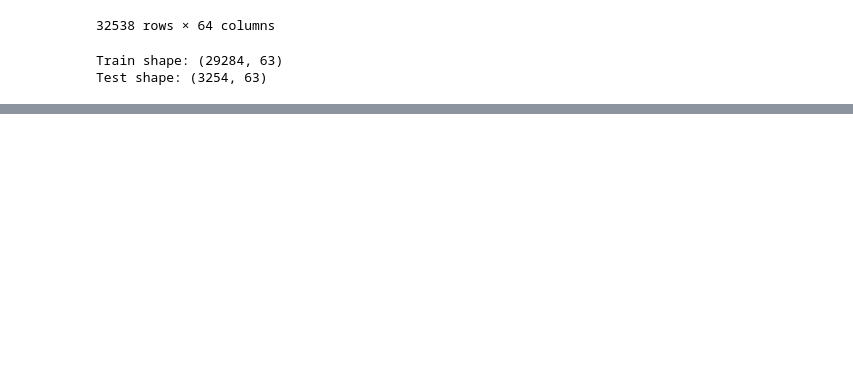
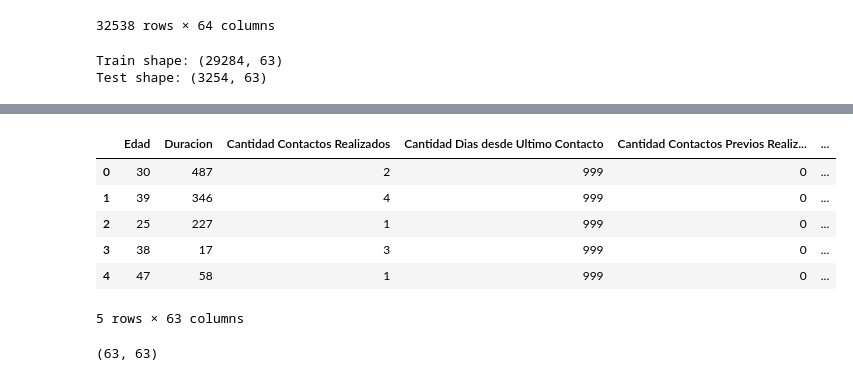
Before and after one commit to johnkbarrera/ML_course_challenge, a Jupyter notebook: exploración.ipynb, the cells around one changed output, grey strips where cells are left out. Drawn from its saved outputs; the diff is of its cells as text; code cells hidden in the pictures; blank space fills up the shorter version.

```diff
--- a/exploración.ipynb
+++ b/exploración.ipynb
@@ -139,6 +139,6 @@ dataset['Mes'] = dataset['Mes'].astype('category')
 dataset['Dia Semana'] = dataset['Dia Semana'].astype('category')
 dataset['Resultado Campaña Anterior'] = dataset['Resultado Campaña Anterior'].astype('category')
 
- = ['Trabajo', 'Estado Civil', 'Educacion', 'Credito por Defecto',
+list_cat = ['Trabajo', 'Estado Civil', 'Educacion', 'Credito por Defecto',
             'Prestamo Vivienda', 'Prestamo Personal', 'Contacto', 'Mes',
             'Dia Semana', 'Resultado Campaña Anterior']
@@ -197,0 +221,23 @@ Validation = 0.9106
+# %%
+
+
+file_name = 'data/test_x.csv'
+prueba = pd.read_csv(file_name)
+prueba = prueba.iloc[:,1:]
+
+df1 = pd.get_dummies(prueba[list_cat])
+prueba = pd.concat([prueba, df1], axis=1).reindex(prueba.index)
+prueba.drop(list_cat, axis=1, inplace=True)
+prueba.head()
+# %% [output]
+|  | Edad | Duracion | Cantidad Contactos Realizados | Cantidad Dias desde Ultimo Contacto | Cantidad Contactos Previos Realiz... | ... |
+| 0 | 30 | 487 | 2 | 999 | 0 | ... |
+| 1 | 39 | 346 | 4 | 999 | 0 | ... |
+| 2 | 25 | 227 | 1 | 999 | 0 | ... |
+| 3 | 38 | 17 | 3 | 999 | 0 | ... |
+| 4 | 47 | 58 | 1 | 999 | 0 | ... |
+5 rows × 63 columns
+# %%
+len(x.columns), len(prueba.columns)
+# %% [output]
+(63, 63)
```
Also changed, not shown: parts of 11 cells of this notebook.
